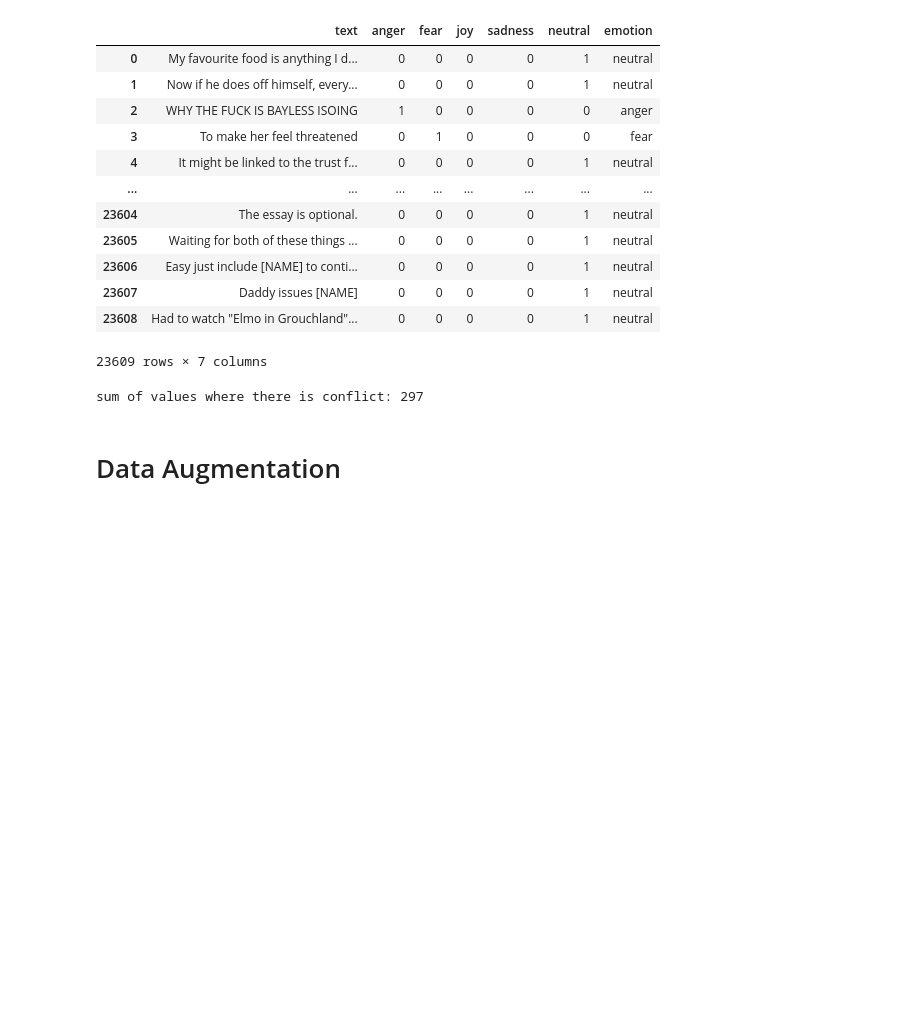
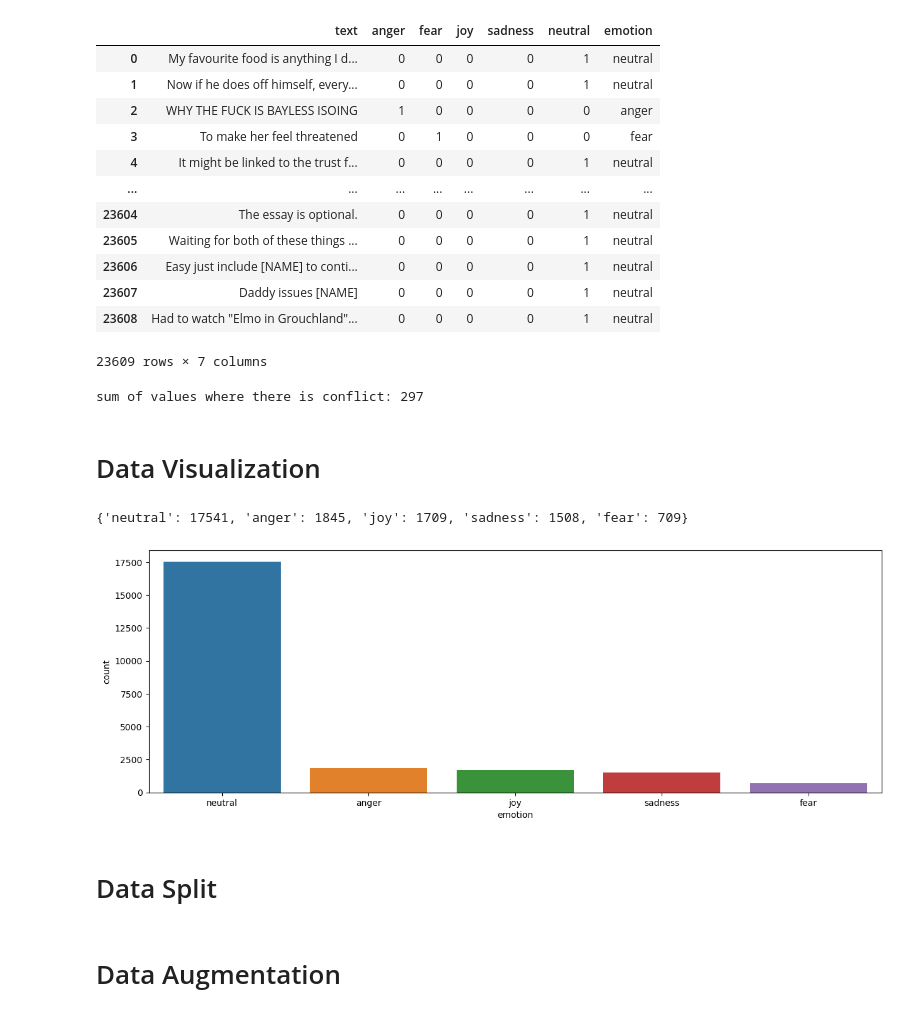
Before and after one commit to congyoua/CSC413Final, a Jupyter notebook: Data.ipynb, the cells around one changed output. Saved outputs shown, nothing was run; the diff lists cells and outputs as text; code cells hidden in the pictures; blank space fills up the shorter version.

```diff
--- a/Data.ipynb
+++ b/Data.ipynb
@@ -170,3 +170,19 @@ print(f"sum of values where there is conflict: {filter_.sum()}")
 df.drop(index = df.loc[filter_].index, inplace=True)
 # %% [output]
 sum of values where there is conflict: 297
+# %% [markdown]
+# Data Visualization
+# %%
+temp_list = df.drop(['text'], axis=1).sum(axis=0).tolist()
+counts= dict(zip(["anger", "fear", "joy", "sadness", "neutral"], temp_list))
+sorted_counts = dict(sorted(counts.items(), key=lambda item: item[1], reverse=True))
+print(sorted_counts)
+
+counts_df = pd.DataFrame(sorted_counts.items(), columns=["emotion", "count"])
+plt.subplots(figsize=(15,5))
+sns.barplot(data = counts_df, x="emotion", y="count", order=counts_df['emotion']);
+# %% [output]
+{'neutral': 17541, 'anger': 1845, 'joy': 1709, 'sadness': 1508, 'fear': 709}
+[figure, new version]
+# %% [markdown]
+# Data Split
```
Also changed, not shown: parts of 6 cells of this notebook.
